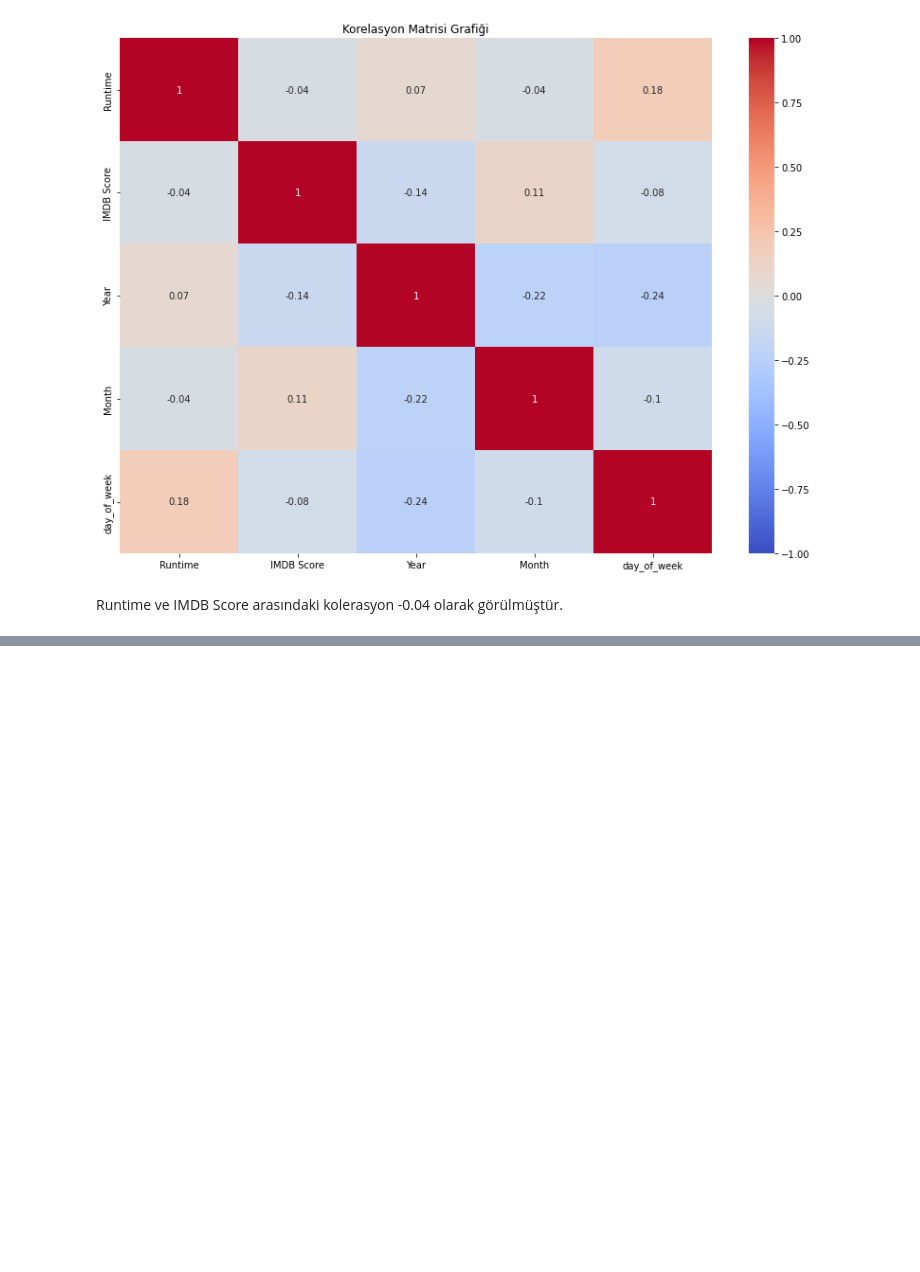
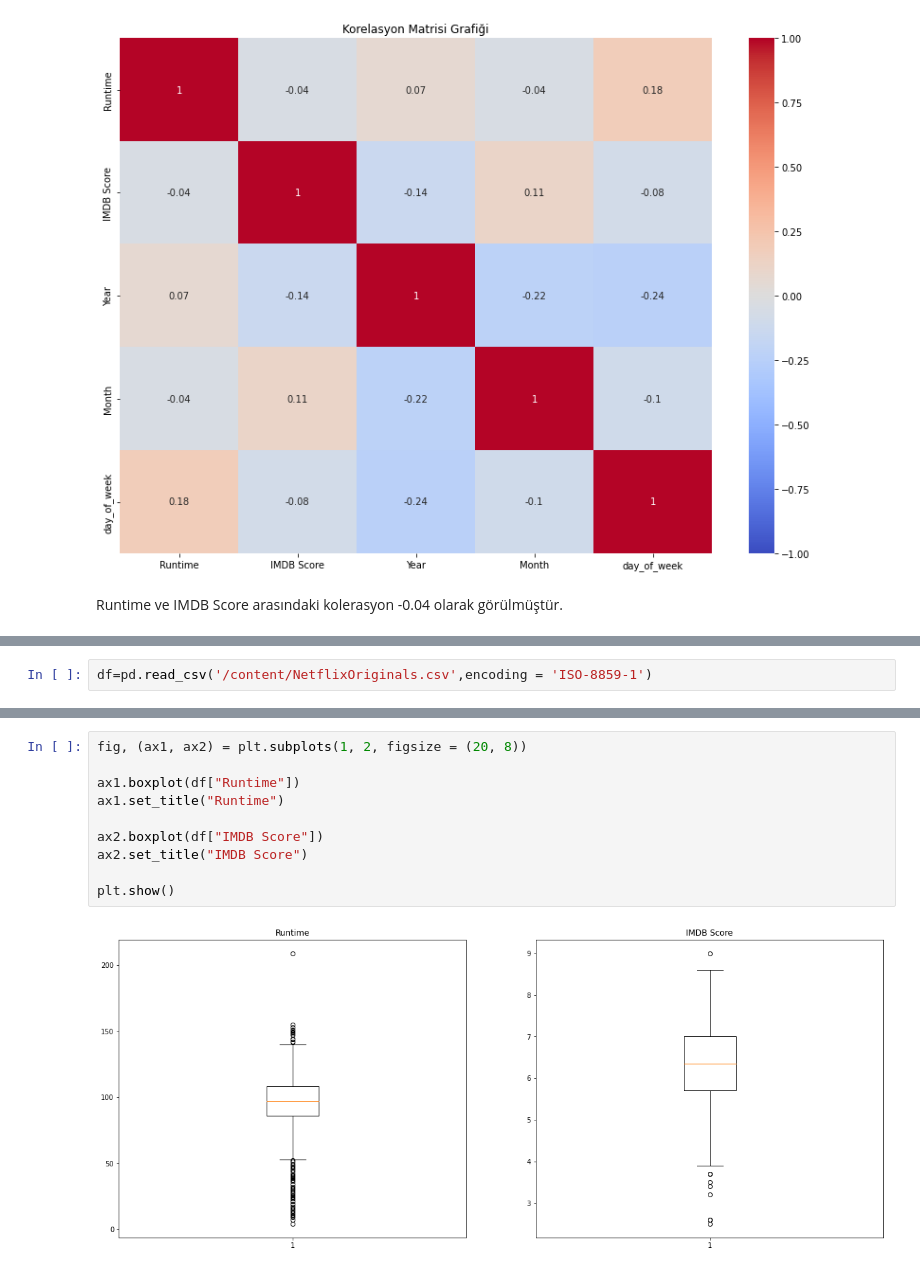
Before and after one commit to b21892757/globalai-project, a Jupyter notebook: hw2_netflixPD.ipynb, the cells around one changed output, grey strips where cells are left out. Saved outputs shown, nothing was run; the diff lists cells and outputs as text; blank space fills up the shorter version.

```diff
--- a/hw2_netflixPD.ipynb
+++ b/hw2_netflixPD.ipynb
@@ -313,0 +325,2 @@ Runtime ve IMDB Score arasındaki kolerasyon -0.04 olarak görülmüştür.
+# %%
+df=pd.read_csv('/content/NetflixOriginals.csv',encoding = 'ISO-8859-1')
@@ -313,0 +421,12 @@ Runtime ve IMDB Score arasındaki kolerasyon -0.04 olarak görülmüştür.
+# %%
+fig, (ax1, ax2) = plt.subplots(1, 2, figsize = (20, 8))
+
+ax1.boxplot(df["Runtime"])
+ax1.set_title("Runtime")
+
+ax2.boxplot(df["IMDB Score"])
+ax2.set_title("IMDB Score")
+
+plt.show()
+# %% [output]
+[figure, added]
```
Also changed, not shown: parts of 20 cells of this notebook.
